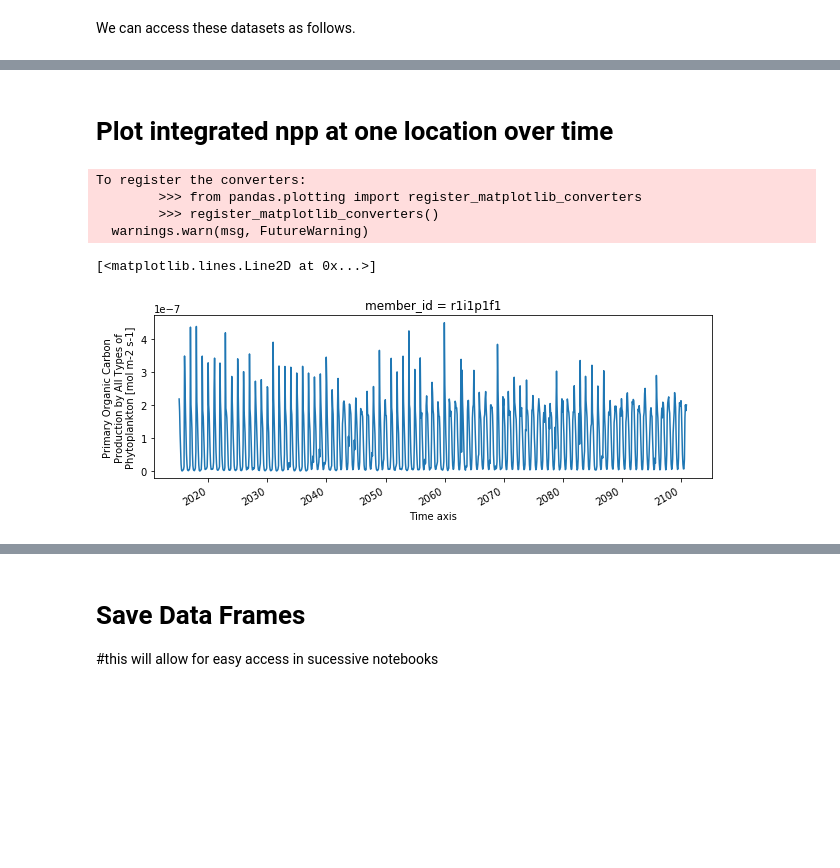
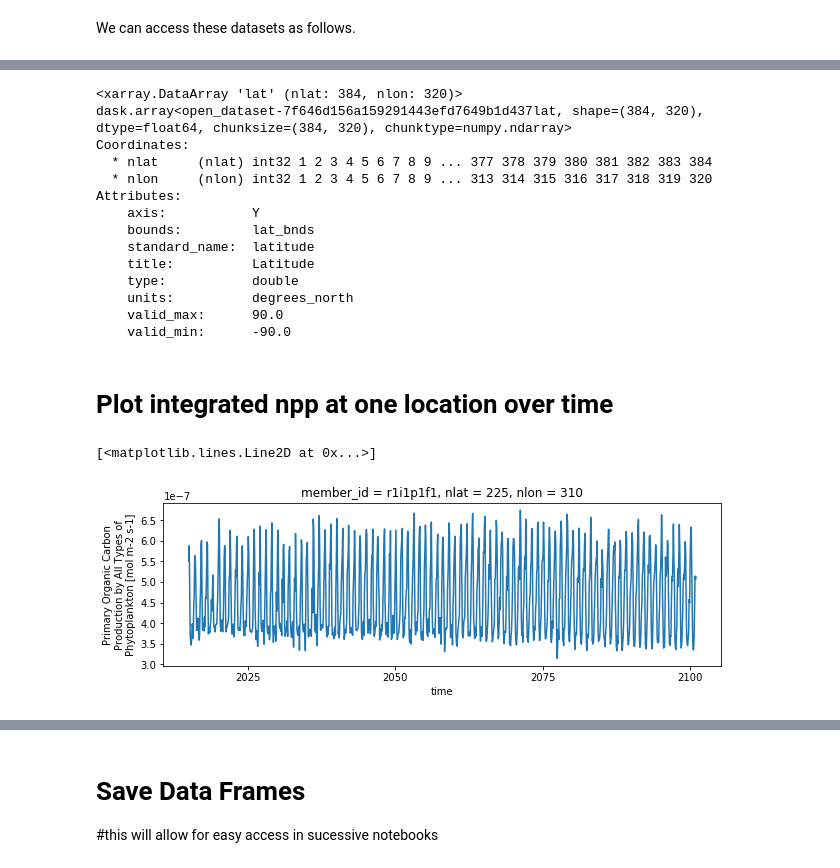
Before and after one commit to mara-freilich/cmip6hack-ocean-bgc, a Jupyter notebook: notebooks/AF_Data_Loading.ipynb, the cells around one changed output, grey strips where cells are left out. Cells and saved outputs as stored; diff of their text form; code cells hidden in the pictures; blank space fills up the shorter version.

```diff
--- a/notebooks/AF_Data_Loading.ipynb
+++ b/notebooks/AF_Data_Loading.ipynb
@@ -240,18 +209,67 @@ Attributes:
+# %%
+ds_lat
+# %% [output]
+<xarray.DataArray 'lat' (nlat: 384, nlon: 320)>
+dask.array<open_dataset-7f646d156a159291443efd7649b1d437lat, shape=(384, 320), dtype=float64, chunksize=(384, 320), chunktype=numpy.ndarray>
+Coordinates:
+  * nlat     (nlat) int32 1 2 3 4 5 6 7 8 9 ... 377 378 379 380 381 382 383 384
+  * nlon     (nlon) int32 1 2 3 4 5 6 7 8 9 ... 313 314 315 316 317 318 319 320
+Attributes:
+    axis:           Y
+    bounds:         lat_bnds
+    standard_name:  latitude
+    title:          Latitude
+    type:           double
+    units:          degrees_north
+    valid_max:      90.0
+    valid_min:      -90.0
 # %% [markdown]
 # Plot integrated npp at one location over time
+# %%
+def find_indices(xgrid, ygrid, xpoint, ypoint):
+   """Returns the i, j index for a latitude/longitude point on a grid.
+   .. note::
+       Longitude and latitude points (``xpoint``/``ypoint``) should be in the same
+       range as the grid itself (e.g., if the longitude grid is 0-360, should be
+       200 instead of -160).
+   Args:
+       xgrid (array_like): Longitude meshgrid (shape M, N)
+       ygrid (array_like): Latitude meshgrid (shape M, N)
+       xpoint (int or double): Longitude of point searching for on grid.
+       ypoint (int or double): Latitude of point searching for on grid.
+   Returns:
+       i, j (int):
+           Keys for the inputted grid that lead to the lat/lon point the user is
+           seeking.
+   Examples:
+       >>> import esmtools as et
+       >>> import numpy as np
+       >>> x = np.linspace(0, 360, 37)
+       >>> y = np.linspace(-90, 90, 19)
+       >>> xx, yy = np.meshgrid(x, y)
+       >>> xp = 20
+       >>> yp = -20
+       >>> i, j = et.spatial.find_indices(xx, yy, xp, yp)
+       >>> print(xx[i, j])
+       20.0
+       >>> print(yy[i, j])
+       -20.0
+   """
+   dx = xgrid - xpoint
+   dy = ygrid - ypoint
+   reduced_grid = abs(dx) + abs(dy)
+   min_ix = np.nanargmin(reduced_grid)
+   i, j = np.unravel_index(min_ix, reduced_grid.shape)
+   return i, j
 # %%
-ds_85_sub = ds_85.isel(x=330, y=90)
+[x,y]=find_indices(ds_lon, ds_lat, 360-145, 50)
+ds_85_sub = ds_85.intpp.isel(nlon=x,nlat=y)
 
 fig = plt.figure(figsize=(10,3))
-
-ds_85_sub.intpp.plot()
+ds_85_sub.plot()
 # %% [output]
-To register the converters:
-        >>> from pandas.plotting import register_matplotlib_converters
-        >>> register_matplotlib_converters()
-  warnings.warn(msg, FutureWarning)
+[<matplotlib.lines.Line2D at 0x...>]
-[<matplotlib.lines.Line2D at 0x...>]
-[figure, old version]
+[figure, new version]
 # %%
 # Make a map of intpp at the start and end of the time series
 
```
Also changed, not shown: parts of 23 cells of this notebook, 1 other file.
